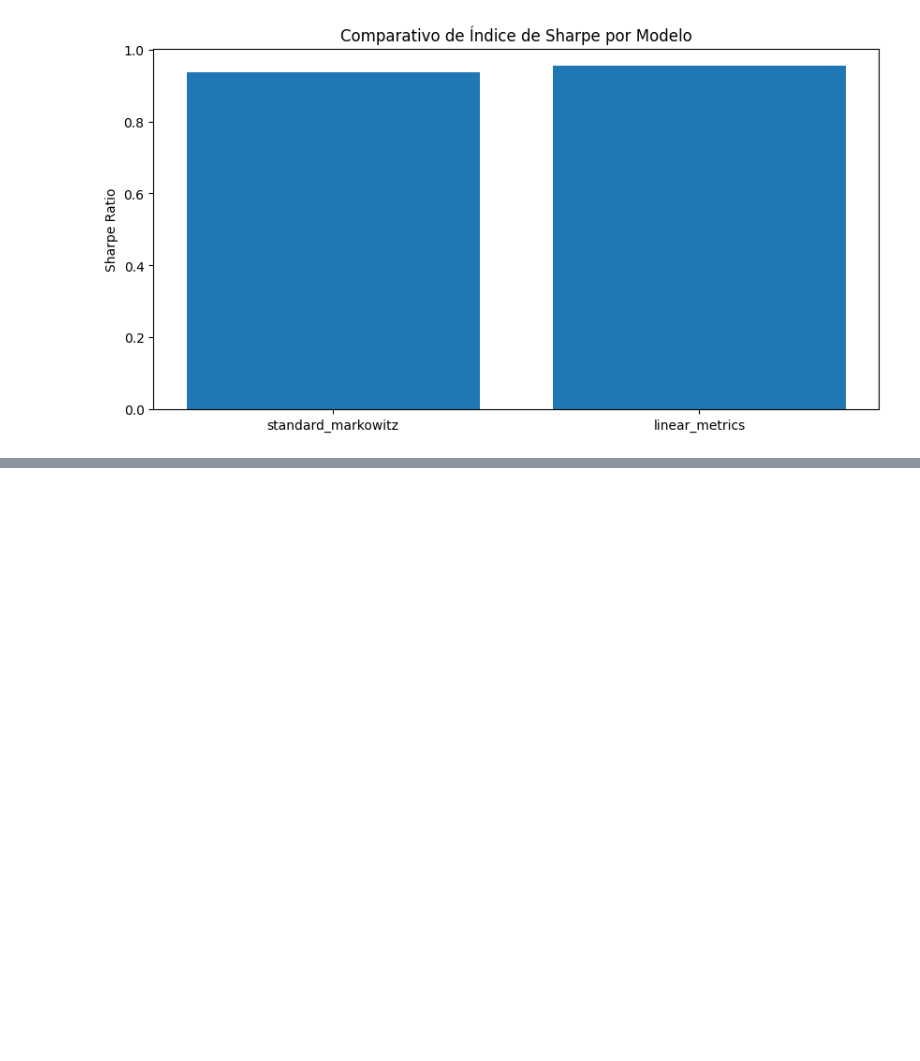
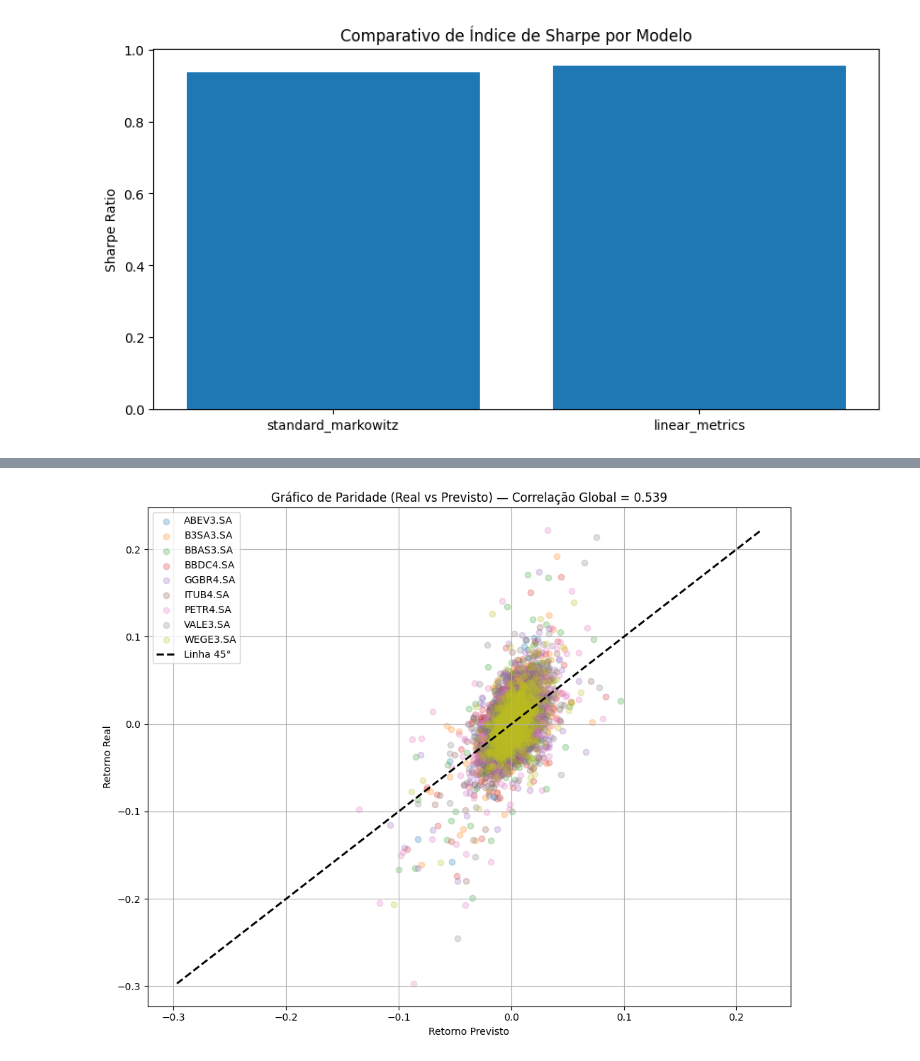
Before and after one commit to maronect/deep_learning_finance, a Jupyter notebook: notebooks/00-compare_models.ipynb, the cells around one changed output, grey strips where cells are left out. Cells and saved outputs as stored; diff of their text form; code cells hidden in the pictures; blank space fills up the shorter version.

```diff
--- a/notebooks/00-compare_models.ipynb
+++ b/notebooks/00-compare_models.ipynb
@@ -82,0 +107,4 @@ plt.show()
+# %%
+plot_parity_return_prediction(prices, window=5)
+# %% [output]
+[figure, added]
```
Also changed, not shown: parts of 4 cells of this notebook, 2 other files.
